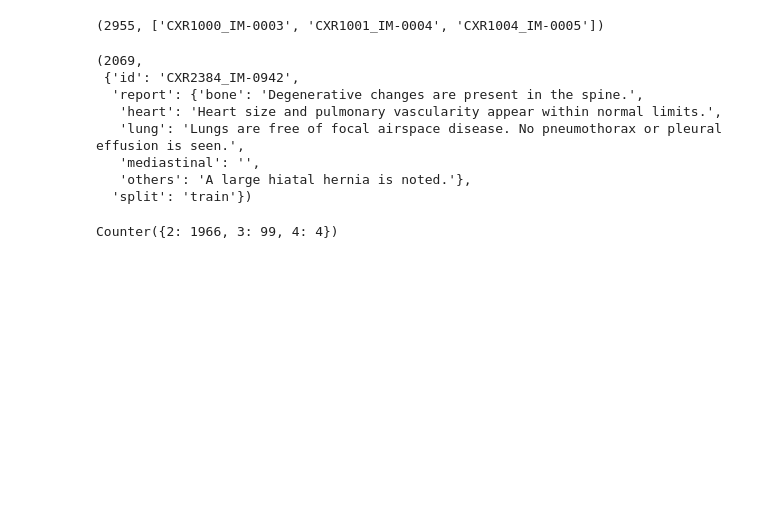
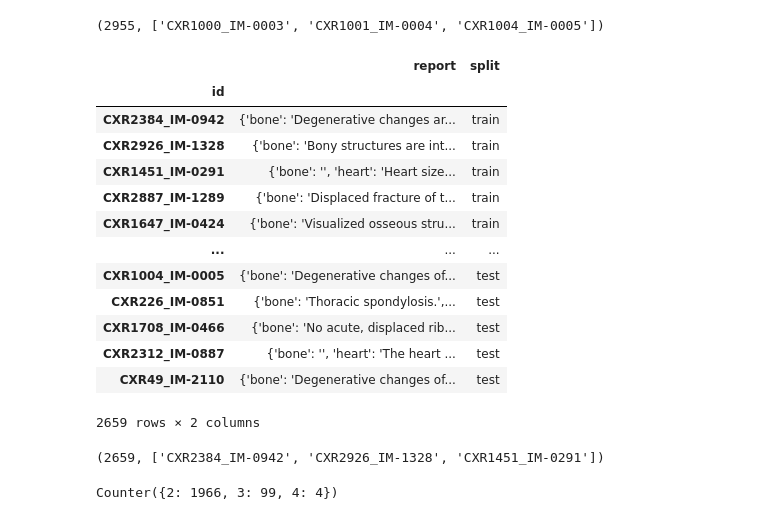
Before and after one commit to ramm777/transformers_xray_report, a Jupyter notebook: task2.ipynb, the cells around one changed output. Saved outputs shown, nothing was run; the diff lists cells and outputs as text; code cells hidden in the pictures; blank space fills up the shorter version.

```diff
--- a/task2.ipynb
+++ b/task2.ipynb
@@ -10,3 +10,6 @@ import pandas as pd
 import matplotlib.pyplot as plt
 from PIL import Image
 from collections import Counter
+from tqdm.notebook import tqdm
+
+pd.options.display.max_rows = 5
@@ -20,26 +28,44 @@ len(ids), ids[:3]
 # %% [output]
 (2955, ['CXR1000_IM-0003', 'CXR1001_IM-0004', 'CXR1004_IM-0005'])
-# %%
-# Load train annotations data only, as specified in the task
-
-path_annot = 'data/annotation_quiz_all.json'
-with open(path_annot, 'r') as f:
-    data = json.load(f)['train']
-
-ids_annot = [item['id'] for item in data]
-assert all(item in ids for item in ids_annot)
-del ids
-
-len(data), data[0]
-# %% [output]
-(2069,
- {'id': 'CXR2384_IM-0942',
-  'report': {'bone': 'Degenerative changes are present in the spine.',
-   'heart': 'Heart size and pulmonary vascularity appear within normal limits.',
-   'lung': 'Lungs are free of focal airspace disease. No pneumothorax or pleural effusion is seen.',
-   'mediastinal': '',
-   'others': 'A large hiatal hernia is noted.'},
-  'split': 'train'})
+# %%
+# Annotations
+
+path_annot = 'data/annotation_quiz_all.json'
+with open(path_annot, 'r') as f:
+    data = json.load(f)
+
+filtered_data = {k: v for k, v in data.items() if k in ['test', 'train']}
+
+df_train = pd.DataFrame(filtered_data['train'])
+df_test  = pd.DataFrame(filtered_data['test'])
+df_data  = pd.concat([df_train, df_test], ignore_index=True)
+
+assert len(set(df_data.id)) == len(df_data.id)
+
+df_data = df_data.set_index('id')
+df_data
+# %% [output]
+|  | report | split |
+| id |  |  |
+| CXR2384_IM-0942 | {'bone': 'Degenerative changes ar... | train |
+| CXR2926_IM-1328 | {'bone': 'Bony structures are int... | train |
+| CXR1451_IM-0291 | {'bone': '', 'heart': 'Heart size... | train |
+| CXR2887_IM-1289 | {'bone': 'Displaced fracture of t... | train |
+| CXR1647_IM-0424 | {'bone': 'Visualized osseous stru... | train |
+| ... | ... | ... |
+| CXR1004_IM-0005 | {'bone': 'Degenerative changes of... | test |
+| CXR226_IM-0851 | {'bone': 'Thoracic spondylosis.',... | test |
+| CXR1708_IM-0466 | {'bone': 'No acute, displaced rib... | test |
+| CXR2312_IM-0887 | {'bone': '', 'heart': 'The heart ... | test |
+| CXR49_IM-2110 | {'bone': 'Degenerative changes of... | test |
+2659 rows × 2 columns
+# %%
+ids_annot = df_data.index.to_list()
+assert all(item in ids_images for item in ids_annot)
+
+len(ids_annot), ids_annot[:3]
+# %% [output]
+(2659, ['CXR2384_IM-0942', 'CXR2926_IM-1328', 'CXR1451_IM-0291'])
 # %%
 # Vast majority of images consists of 2 images. Let's assume we select only the first 2. Ideally, need to generalize this later.
 
```
Also changed, not shown: parts of 20 cells of this notebook.
